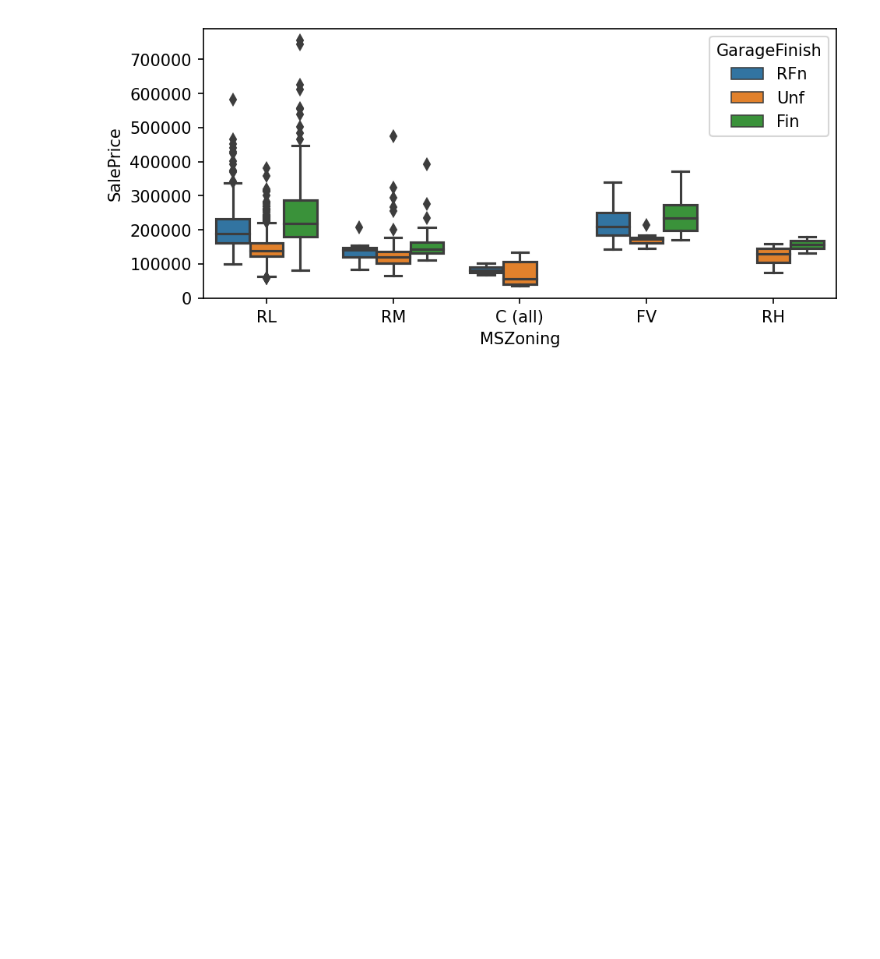
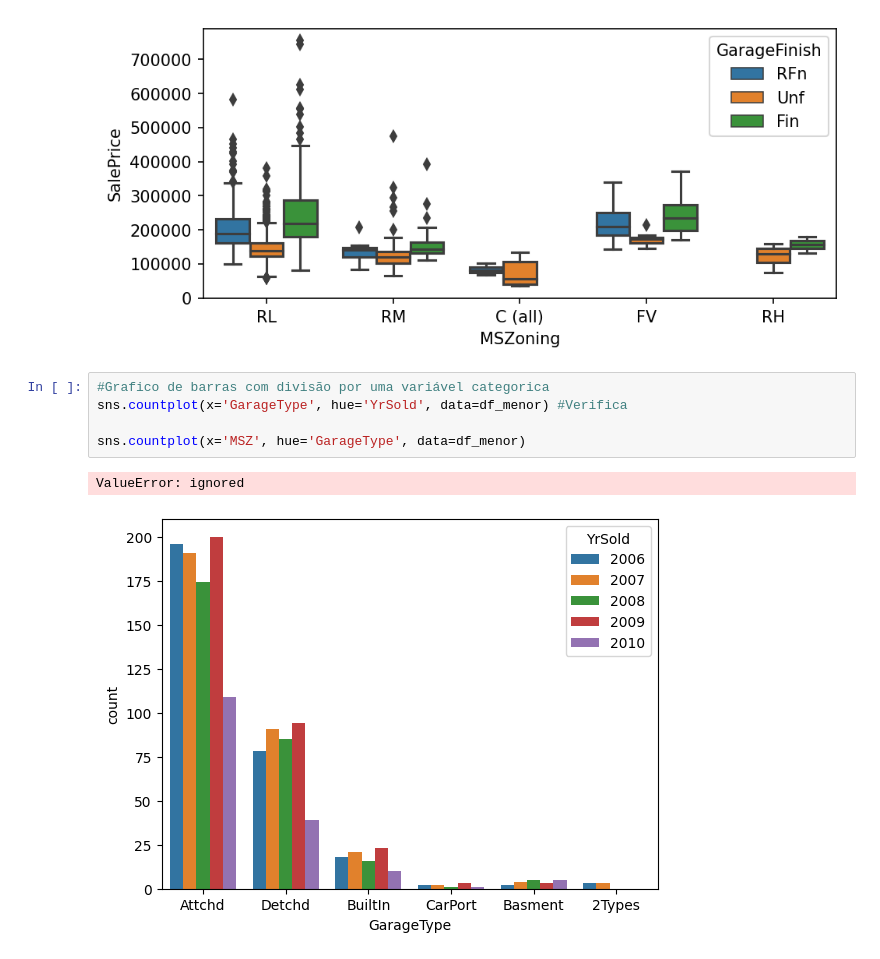
Before and after one commit to AoruFernando01/AoruFernando01, a Jupyter notebook: AulaIA05092022.ipynb, the cells around one changed output. Cells and saved outputs as stored; diff of their text form; blank space fills up the shorter version.

```diff
--- a/AulaIA05092022.ipynb
+++ b/AulaIA05092022.ipynb
@@ -105,6 +105,14 @@ sns.boxplot(x='MSZoning', y='SalePrice', hue='GarageFinish', data=df_menor)
 # %% [output]
 <Axes: xlabel='MSZoning', ylabel='SalePrice'>
 [figure]
+# %%
+#Grafico de barras com divisão por uma variável categorica
+sns.countplot(x='GarageType', hue='YrSold', data=df_menor) #Verifica
+
+sns.countplot(x='MSZ', hue='GarageType', data=df_menor)
+# %% [output]
+ValueError: ignored
+[figure, added]
 # %%
 # Cria um objeto que terá as classes da variável passada, neste caso 5 classes (MSZoning)
 
```
Also changed, not shown: parts of 8 cells of this notebook.
